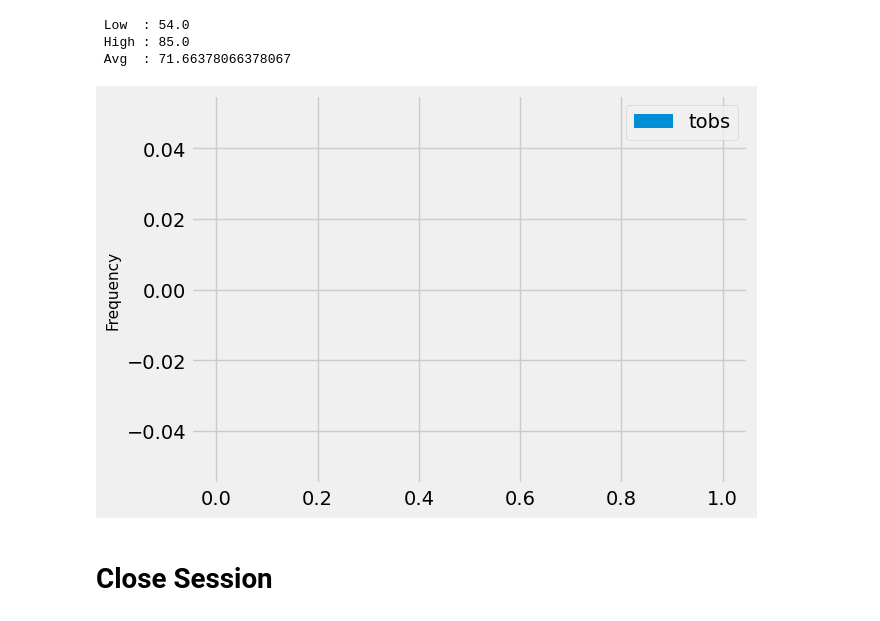
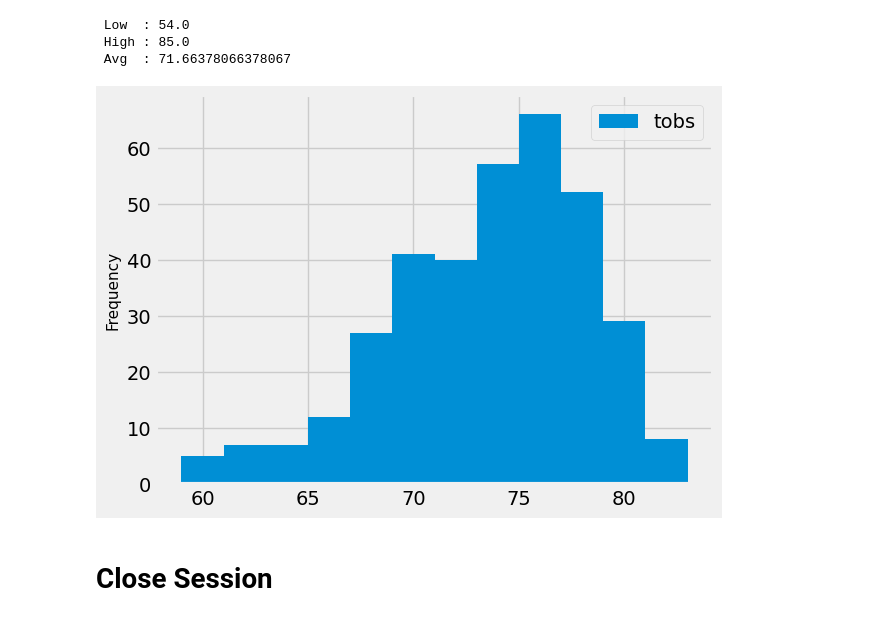
Before and after one commit to yeagernolan19/sqlalchemy-challenge, a Jupyter notebook: climate_starter.ipynb, the cells around one changed output. Drawn from its saved outputs; the diff is of its cells as text; code cells hidden in the pictures.

```diff
--- a/climate_starter.ipynb
+++ b/climate_starter.ipynb
@@ -138,22 +138,22 @@ print(f" Avg  : {temperature_frequencies[0][2]}")
 # %%
 # Choose the station with the highest number of temperature observations.
 # Query the last 12 months of temperature observation data for this station and plot the results as a histogram
 temp_results = session.query(Measurement.date, Measurement.tobs).\
-    filter(Measurement.station == most_active_station).filter(Measurement.date >= latestdate).\
+    filter(Measurement.station == most_active_station).filter(Measurement.date >= last_year).\
     group_by(Measurement.date).all()
 
 # Put data into dataframe so it can be plotted as histogram
 temp_results_df = pd.DataFrame(data=temp_results, columns=["date", "tobs"])
 temp_results_df = temp_results_df.set_index('date', drop=True)
 
 #Plot the results as a histogram with bins=12
 plt.hist(temp_results_df['tobs'],12, label="tobs")
 plt.ylabel("Frequency", fontsize=11)
 plt.legend()
 
 plt.show()
 # %% [output]
-[figure, old version]
+[figure, new version]
 # %% [markdown]
 # Close Session
 # %%
```
